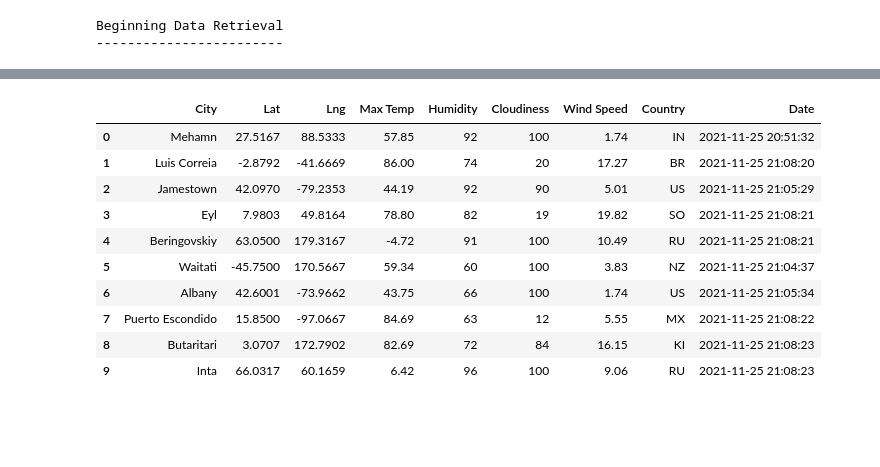
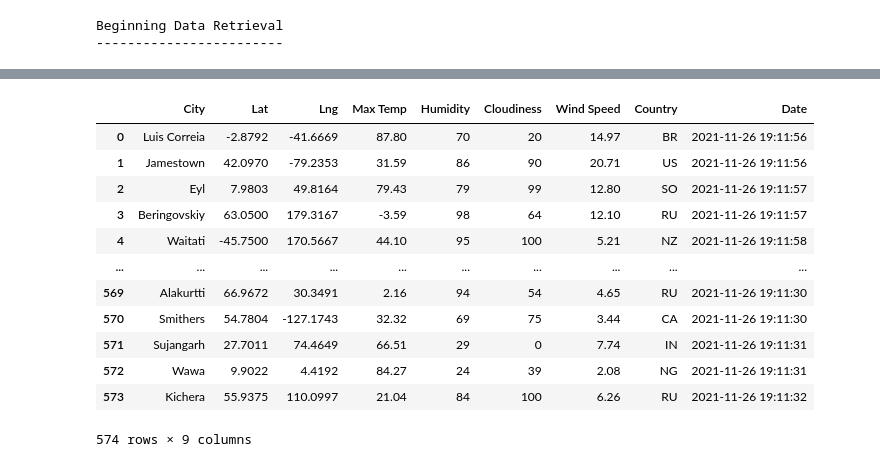
Before and after one commit to christinabay/World_Weather_Analysis, a Jupyter notebook: WeatherPy2.ipynb, the cells around one changed output, grey strips where cells are left out. Saved outputs shown, nothing was run; the diff lists cells and outputs as text; code cells hidden in the pictures; blank space fills up the shorter version.

```diff
--- a/WeatherPy2.ipynb
+++ b/WeatherPy2.ipynb
@@ -153,19 +152,21 @@ KeyboardInterrupt:
 # %%
 # Convert the array of dictionaries to a Pandas DataFrame.
 city_data_df = pd.DataFrame(city_data)
-city_data_df.head(10)
+city_data_df
 # %% [output]
 |  | City | Lat | Lng | Max Temp | Humidity | Cloudiness | Wind Speed | Country | Date |
-| 0 | Mehamn | 27.5167 | 88.5333 | 57.85 | 92 | 100 | 1.74 | IN | 2021-11-25 20:51:32 |
-| 1 | Luis Correia | -2.8792 | -41.6669 | 86.00 | 74 | 20 | 17.27 | BR | 2021-11-25 21:08:20 |
-| 2 | Jamestown | 42.0970 | -79.2353 | 44.19 | 92 | 90 | 5.01 | US | 2021-11-25 21:05:29 |
-| 3 | Eyl | 7.9803 | 49.8164 | 78.80 | 82 | 19 | 19.82 | SO | 2021-11-25 21:08:21 |
-| 4 | Beringovskiy | 63.0500 | 179.3167 | -4.72 | 91 | 100 | 10.49 | RU | 2021-11-25 21:08:21 |
-| 5 | Waitati | -45.7500 | 170.5667 | 59.34 | 60 | 100 | 3.83 | NZ | 2021-11-25 21:04:37 |
-| 6 | Albany | 42.6001 | -73.9662 | 43.75 | 66 | 100 | 1.74 | US | 2021-11-25 21:05:34 |
-| 7 | Puerto Escondido | 15.8500 | -97.0667 | 84.69 | 63 | 12 | 5.55 | MX | 2021-11-25 21:08:22 |
-| 8 | Butaritari | 3.0707 | 172.7902 | 82.69 | 72 | 84 | 16.15 | KI | 2021-11-25 21:08:23 |
-| 9 | Inta | 66.0317 | 60.1659 | 6.42 | 96 | 100 | 9.06 | RU | 2021-11-25 21:08:23 |
+| 0 | Luis Correia | -2.8792 | -41.6669 | 87.80 | 70 | 20 | 14.97 | BR | 2021-11-26 19:11:56 |
+| 1 | Jamestown | 42.0970 | -79.2353 | 31.59 | 86 | 90 | 20.71 | US | 2021-11-26 19:11:56 |
+| 2 | Eyl | 7.9803 | 49.8164 | 79.43 | 79 | 99 | 12.80 | SO | 2021-11-26 19:11:57 |
+| 3 | Beringovskiy | 63.0500 | 179.3167 | -3.59 | 98 | 64 | 12.10 | RU | 2021-11-26 19:11:57 |
+| 4 | Waitati | -45.7500 | 170.5667 | 44.10 | 95 | 100 | 5.21 | NZ | 2021-11-26 19:11:58 |
+| ... | ... | ... | ... | ... | ... | ... | ... | ... | ... |
+| 569 | Alakurtti | 66.9672 | 30.3491 | 2.16 | 94 | 54 | 4.65 | RU | 2021-11-26 19:11:30 |
+| 570 | Smithers | 54.7804 | -127.1743 | 32.32 | 69 | 75 | 3.44 | CA | 2021-11-26 19:11:30 |
+| 571 | Sujangarh | 27.7011 | 74.4649 | 66.51 | 29 | 0 | 7.74 | IN | 2021-11-26 19:11:31 |
+| 572 | Wawa | 9.9022 | 4.4192 | 84.27 | 24 | 39 | 2.08 | NG | 2021-11-26 19:11:31 |
+| 573 | Kichera | 55.9375 | 110.0997 | 21.04 | 84 | 100 | 6.26 | RU | 2021-11-26 19:11:32 |
+574 rows × 9 columns
 # %%
 new_column_order = ["City", "Country", "Date", "Lat", "Lng", "Max Temp", "Humidity", "Cloudiness", "Wind Speed"]
 city_data_df = city_data_df[new_column_order]
```
Also changed, not shown: parts of 20 cells of this notebook, 8 other files.
